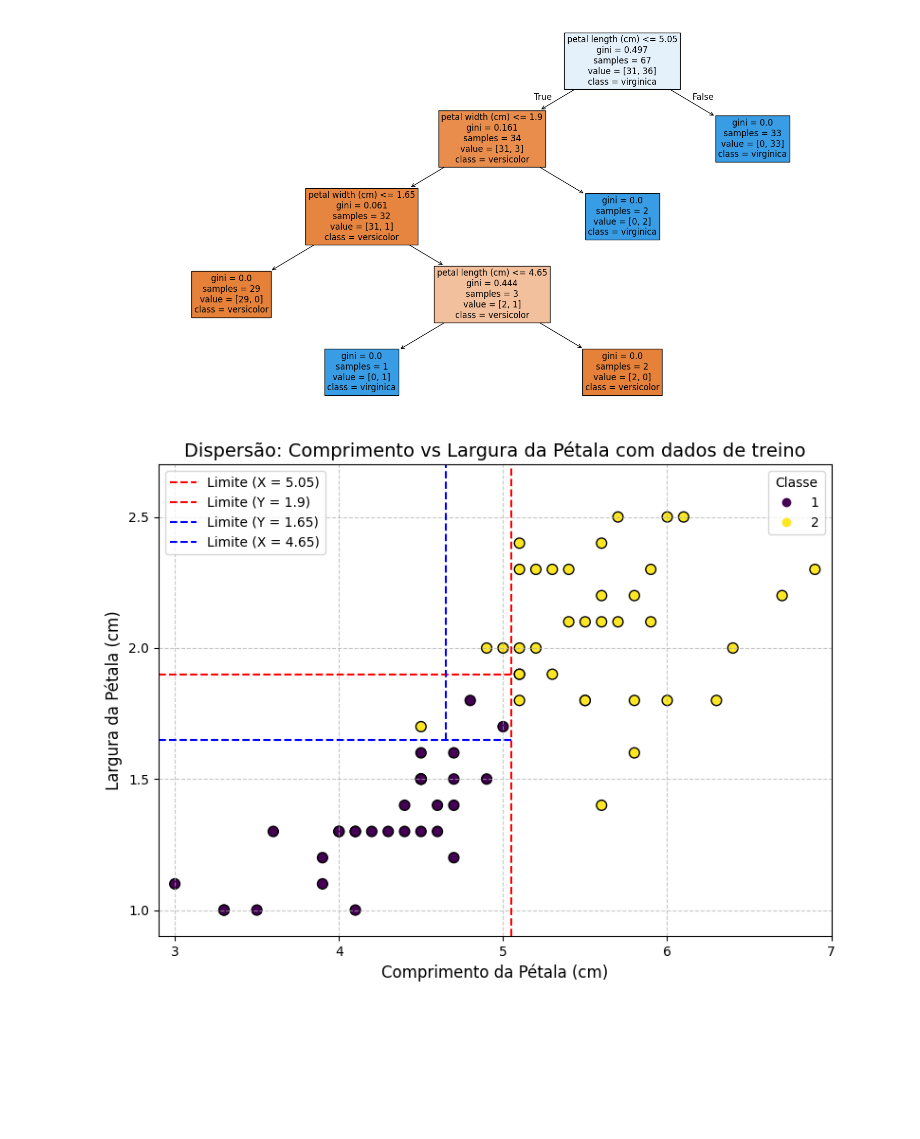
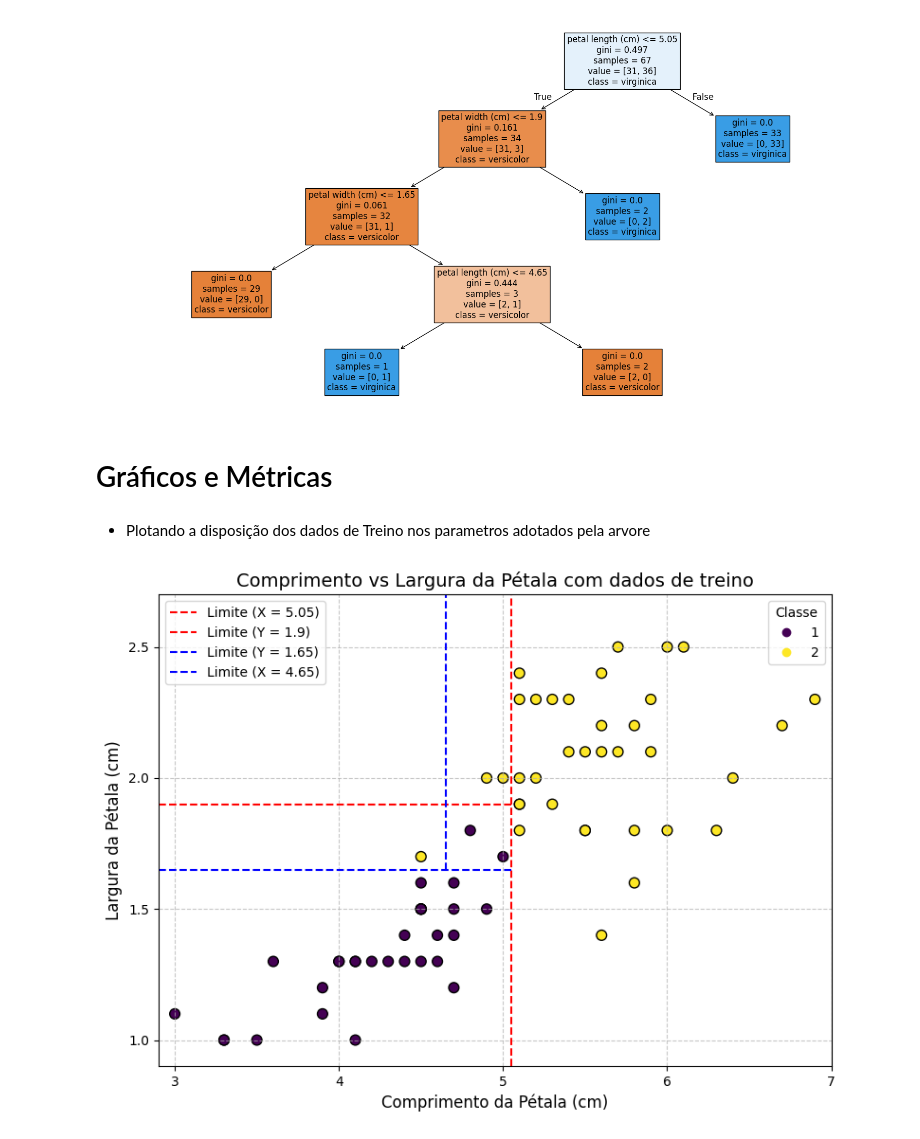
Before and after one commit to Ryan-S-S/Monitoria, a Jupyter notebook: Técnicas de Aprendizagem Diversas/Árvores de Decisão/Arvores de Decisao Classificador.ipynb, the cells around one changed output. Cells and saved outputs as stored; diff of their text form; code cells hidden in the pictures; blank space fills up the shorter version.

Commit message:
modificações na Arvore de Desisão

```diff
--- a/Técnicas de Aprendizagem Diversas/Árvores de Decisão/Arvores de Decisao Classificador.ipynb
+++ b/Técnicas de Aprendizagem Diversas/Árvores de Decisão/Arvores de Decisao Classificador.ipynb
@@ -117,6 +111,10 @@ tree.plot_tree(
 plt.show()
 # %% [output]
 [figure]
+# %% [markdown]
+# Gráficos e Métricas
+# %% [markdown]
+- Plotando a disposição dos dados de Treino nos parametros adotados pela arvore
 # %%
 # Criação da figura e eixo
 fig, ax = plt.subplots(figsize=(8, 6))
@@ -136,32 +134,32 @@ ax.set(
     xlim=(2.9, 7.0), xticks=[3, 4, 5, 6, 7],
     ylim=(0.9, 2.7), yticks=[1.0, 1.5, 2.0, 2.5]
 )
 
 # Adicionando as linhas de decisão
 ax.plot([5.05, 5.05], [0.9, 2.7], linestyle='--', color='red', label='Limite (X = 5.05)')
 ax.plot([2.9, 5.05], [1.9, 1.9], linestyle='--', color='red', label='Limite (Y = 1.9)')
 ax.plot([2.9, 5.05], [1.65, 1.65], linestyle='--', color='blue', label='Limite (Y = 1.65)')
 ax.plot([4.65, 4.65], [1.65, 2.7], linestyle='--', color='blue', label='Limite (X = 4.65)')
 
 # Títulos e rótulos
-ax.set_title('Dispersão: Comprimento vs Largura da Pétala com dados de treino', fontsize=14)
+ax.set_title('Comprimento vs Largura da Pétala com dados de treino', fontsize=14)
 ax.set_xlabel('Comprimento da Pétala (cm)', fontsize=12)
 ax.set_ylabel('Largura da Pétala (cm)', fontsize=12)
 
 # Inclusão de uma legenda para as classes, 1 (Versicolor) e 2 (Virginica)
 legend1 = ax.legend(*scatter.legend_elements(), title="Classe")
 ax.add_artist(legend1)
 
 # Adiciona grade
 ax.grid(True, linestyle='--', alpha=0.7)
 
 # Legenda (evitando duplicatas)
 handles, labels = ax.get_legend_handles_labels()
 by_label = dict(zip(labels, handles))
 ax.legend(by_label.values(), by_label.keys(), loc='best', fontsize=10)
 
 # Ajuste automático
 plt.tight_layout()
 plt.show()
 # %% [output]
-[figure, old version]
+[figure, new version]
```
Also changed, not shown: parts of 18 cells of this notebook.
